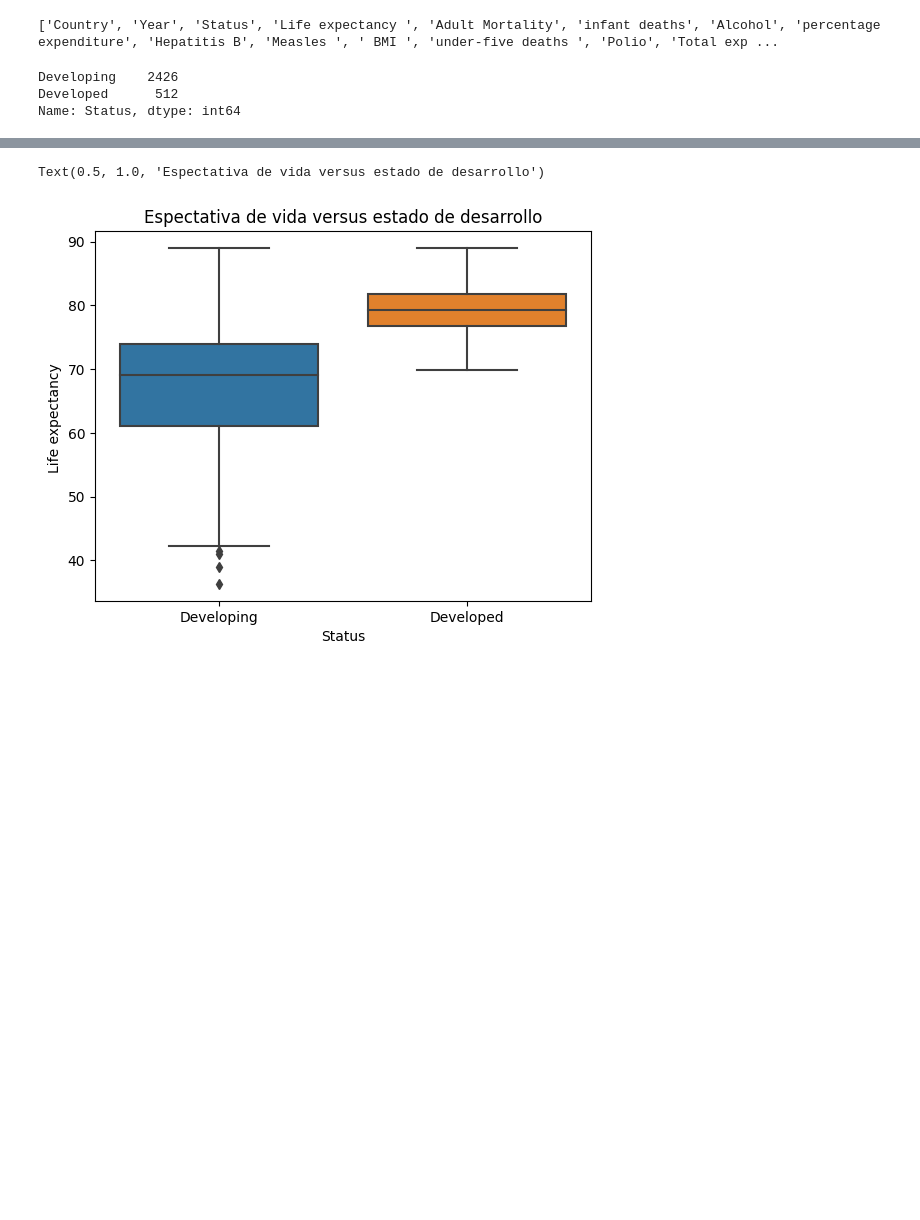
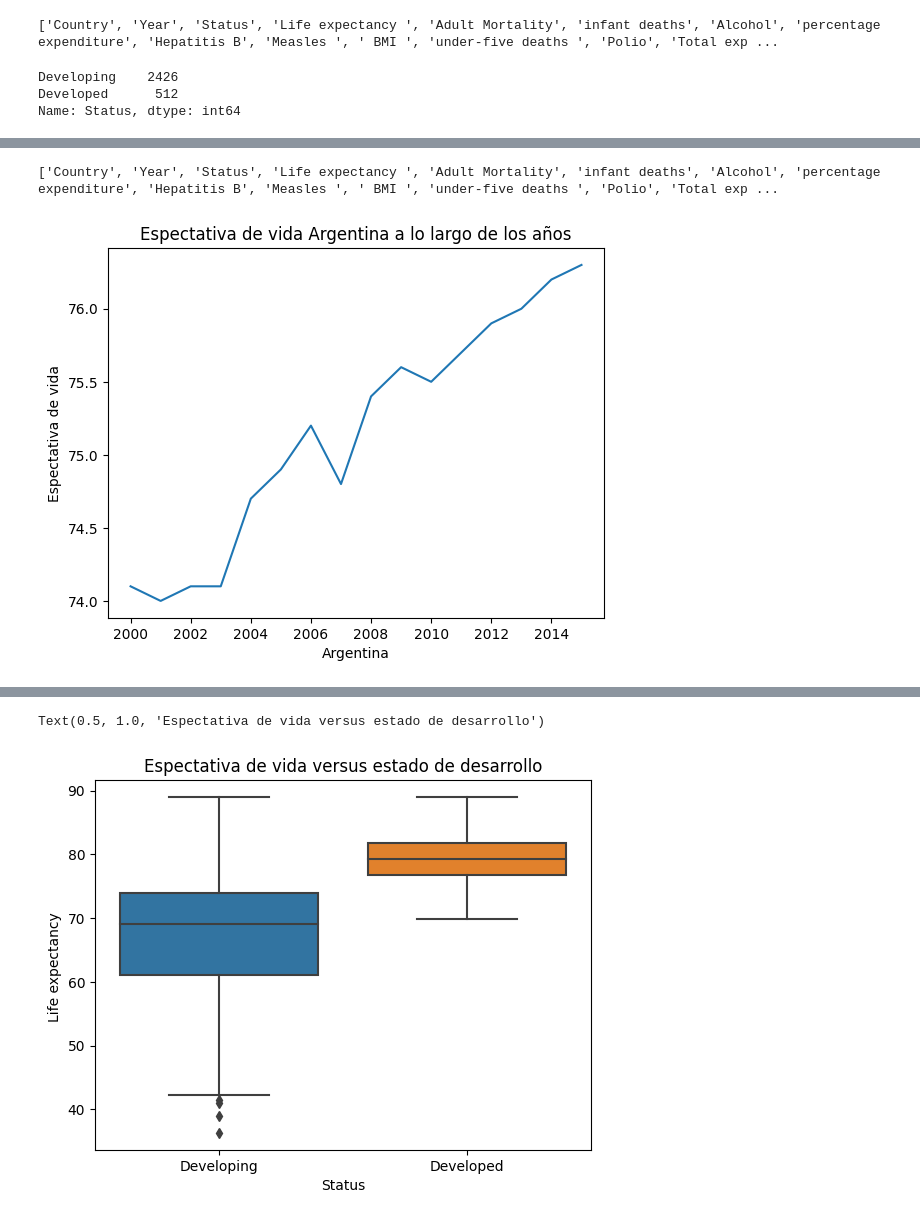
Before and after one commit to FernandoRamirez298/Data-Science-101, a Jupyter notebook: Entregas/Entrega_3/ProyectoDS_Parte1_Ramirez.ipynb, the cells around one changed output, grey strips where cells are left out. Drawn from its saved outputs; the diff is of its cells as text; code cells hidden in the pictures; blank space fills up the shorter version.

```diff
--- a/Entregas/Entrega_3/ProyectoDS_Parte1_Ramirez.ipynb
+++ b/Entregas/Entrega_3/ProyectoDS_Parte1_Ramirez.ipynb
@@ -49,0 +55,23 @@ Name: Status, dtype: int64
+# %%
+print(df.columns.tolist())
+
+df_espectativa = df[["Country","Year", 'Life expectancy ']].copy()
+
+## Imprime todas las grafiacas de todos los paises, mucho tiempo de procesamiento y baja calidad de visualizacion
+#paises = copia_df.groupby("Country")
+
+#for i, (name,group) in enumerate(paises):
+#  group.plot(x="Year",y="Life expectancy ", xlabel = name, ylabel='Life Expectancy')
+
+df_espectativa= df_espectativa[(df_espectativa['Country']== 'Argentina')]
+
+plt.plot("Year","Life expectancy ",data = df_espectativa)
+
+plt.xlabel('Argentina')
+plt.ylabel('Espectativa de vida')
+plt.title('Espectativa de vida Argentina a lo largo de los años')
+#plt.legend()
+plt.show()
+# %% [output]
+['Country', 'Year', 'Status', 'Life expectancy ', 'Adult Mortality', 'infant deaths', 'Alcohol', 'percentage expenditure', 'Hepatitis B', 'Measles ', ' BMI ', 'under-five deaths ', 'Polio', 'Total exp ...
+[figure, added]
```
Also changed, not shown: parts of 16 cells of this notebook.
